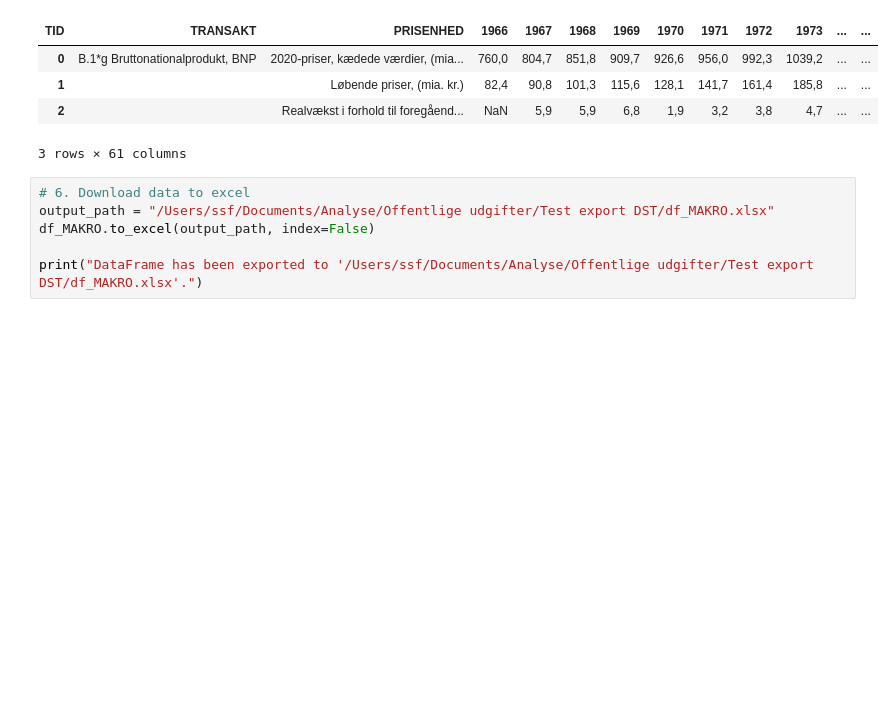
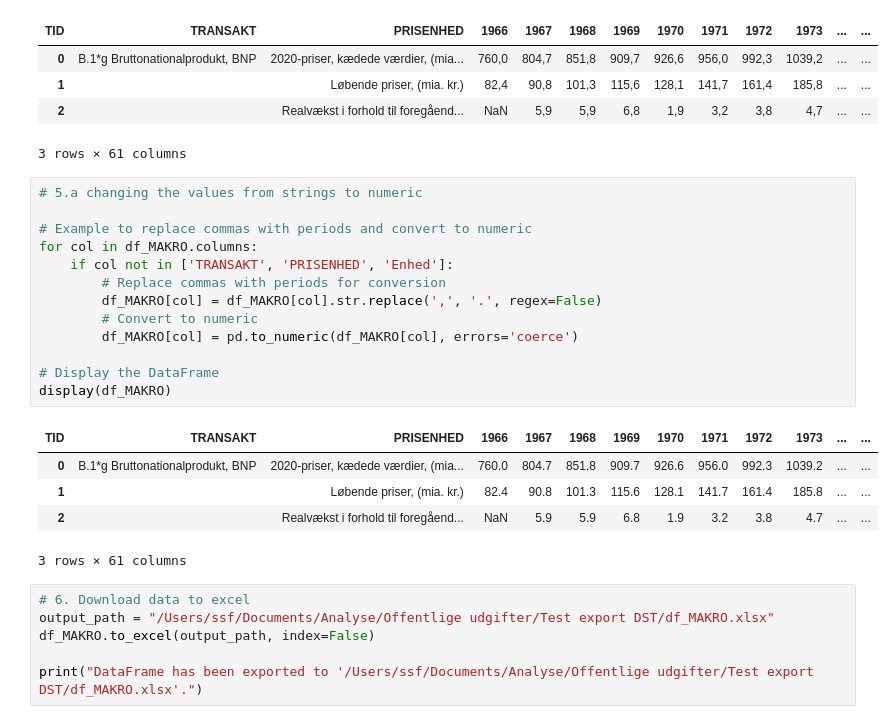
Before and after one commit to NNF-impact/API-to-extract-DST-data, a Jupyter notebook: DST_API.ipynb, the cells around one changed output. Cells and saved outputs as stored; diff of their text form; blank space fills up the shorter version.

```diff
--- a/DST_API.ipynb
+++ b/DST_API.ipynb
@@ -139,6 +139,25 @@ display(df_MAKRO)
 | 1 |  | Løbende priser, (mia. kr.) | 82,4 | 90,8 | 101,3 | 115,6 | 128,1 | 141,7 | 161,4 | 185,8 | ... | ... |
 | 2 |  | Realvækst i forhold til foregåend... | NaN | 5,9 | 5,9 | 6,8 | 1,9 | 3,2 | 3,8 | 4,7 | ... | ... |
 3 rows × 61 columns
+# %%
+# 5.a changing the values from strings to numeric
+
+# Example to replace commas with periods and convert to numeric
+for col in df_MAKRO.columns:
+    if col not in ['TRANSAKT', 'PRISENHED', 'Enhed']:
+        # Replace commas with periods for conversion
+        df_MAKRO[col] = df_MAKRO[col].str.replace(',', '.', regex=False)
+        # Convert to numeric
+        df_MAKRO[col] = pd.to_numeric(df_MAKRO[col], errors='coerce')
+
+# Display the DataFrame
+display(df_MAKRO)
+# %% [output]
+| TID | TRANSAKT | PRISENHED | 1966 | 1967 | 1968 | 1969 | 1970 | 1971 | 1972 | 1973 | ... | ... |
+| 0 | B.1*g Bruttonationalprodukt, BNP | 2020-priser, kædede værdier, (mia... | 760.0 | 804.7 | 851.8 | 909.7 | 926.6 | 956.0 | 992.3 | 1039.2 | ... | ... |
+| 1 |  | Løbende priser, (mia. kr.) | 82.4 | 90.8 | 101.3 | 115.6 | 128.1 | 141.7 | 161.4 | 185.8 | ... | ... |
+| 2 |  | Realvækst i forhold til foregåend... | NaN | 5.9 | 5.9 | 6.8 | 1.9 | 3.2 | 3.8 | 4.7 | ... | ... |
+3 rows × 61 columns
 # %%
 # 6. Download data to excel
 output_path = "/Users/ssf/Documents/Analyse/Offentlige udgifter/Test export DST/df_MAKRO.xlsx"
```
Also changed, not shown: parts of 4 cells of this notebook, 1 other file.
